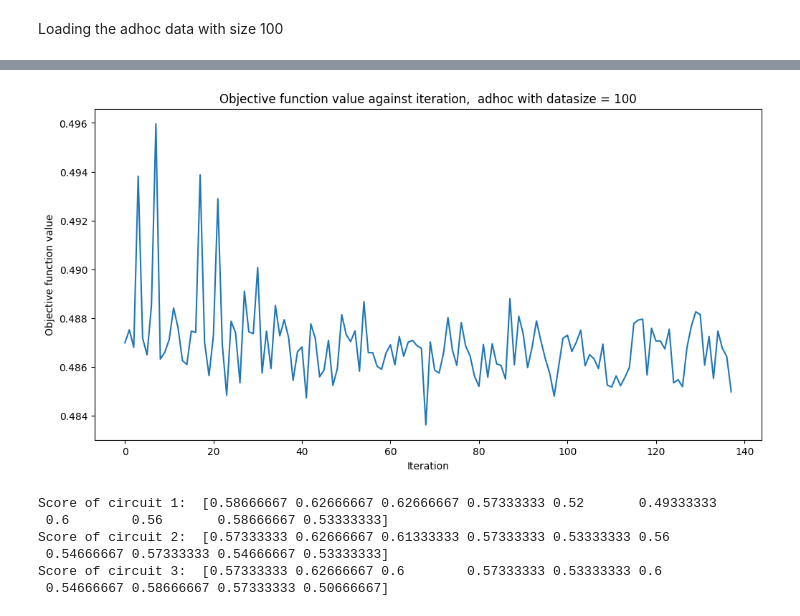
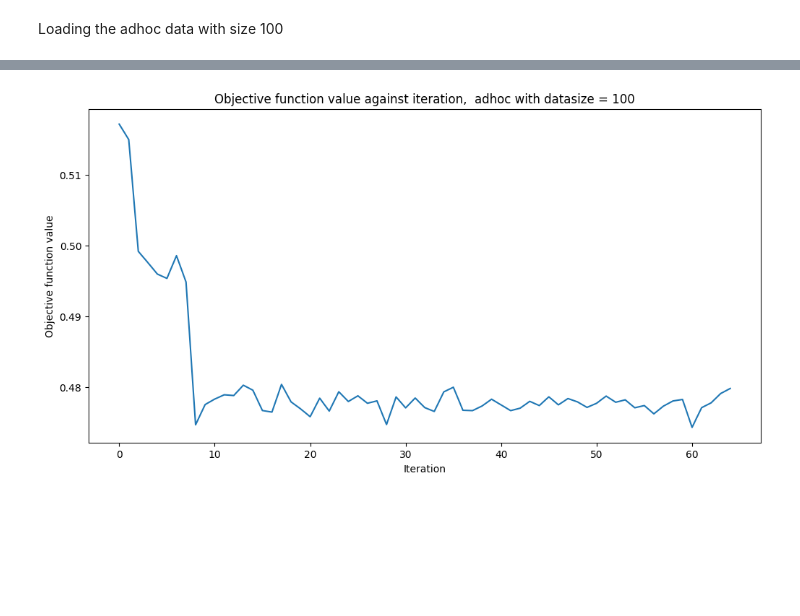
Before and after one commit to CoffeAddiict/QI_Project, a Jupyter notebook: adhoc_100.ipynb, the cells around one changed output, grey strips where cells are left out. Saved outputs shown, nothing was run; the diff lists cells and outputs as text; code cells hidden in the pictures; blank space fills up the shorter version.

Commit message:
corrected mistakes (circuit01, circuit02, circuit03 no have different names)

```diff
--- a/adhoc_100.ipynb
+++ b/adhoc_100.ipynb
@@ -158,28 +159,20 @@ for x in range(10):
     print('iteration: ', x)
 
     # ======== setup data ========
-    start = x * (datasize // 10)
-    end = x * (datasize // 10) + 75
 
-    if end < datasize-1:
-        features = df.iloc[start:end, 0:2].values
-        labels = df.iloc[start:end, 2:3].values.flatten()
-    else:
-        end = end - datasize
-        features = df.iloc[start:datasize-1, 0:2].values
-        labels = df.iloc[start:datasize-1, 2:3].values.flatten()
-        for j in range(end+1):
-            features = np.append(features, df.iloc[j:j+1, 0:2].values, axis=0)
-        labels = np.append(labels, df.iloc[0:end+1, 2:3].values.flatten())
+    features = df.iloc[0:datasize, 0:2].values
+    labels = df.iloc[0:datasize, 2:3].values.flatten()
+
+    features, features_test, labels, labels_test = train_test_split(features, labels, test_size=0.25, random_state=x)
 
     def parity(x):
         return x%2
 
     # ======== circuit 1 ========
 
-    circuit1_qnn = CircuitQNN(circuit=circuit,
-                         input_params=circuit.parameters[0:2],
-                         weight_params=circuit.parameters[2:],
+    circuit1_qnn = CircuitQNN(circuit=circuit01,
+                         input_params=circuit01.parameters[0:2],
+                         weight_params=circuit01.parameters[2:],
                          interpret=parity,
                          output_shape=output_shape,
                          quantum_instance=quantum_instance)
@@ -199,9 +192,9 @@ for x in range(10):
 
     # ======== circuit 2 ========
 
-    circuit2_qnn = CircuitQNN(circuit=circuit,
-                         input_params=circuit.parameters[0:2],
-                         weight_params=circuit.parameters[2:],
+    circuit2_qnn = CircuitQNN(circuit=circuit02,
+                         input_params=circuit02.parameters[0:2],
+                         weight_params=circuit02.parameters[2:],
                          interpret=parity,
                          output_shape=output_shape,
                          quantum_instance=quantum_instance)
@@ -214,40 +207,34 @@ for x in range(10):
     plt.rcParams["figure.figsize"] = (12, 6)
 
     circuit2_classifier.fit(features, labels)
 
     plt.rcParams["figure.figsize"] = (6, 3)
 
     cirtui2_score = np.append(cirtui2_score, circuit2_classifier.score(features, labels))
 
     # ======== circuit 3 ========
 
-    circuit3_qnn = CircuitQNN(circuit=circuit,
-                         input_params=circuit.parameters[0:2],
-                         weight_params=circuit.parameters[2:],
+    circuit3_qnn = CircuitQNN(circuit=circuit03,
+                         input_params=circuit03.parameters[0:2],
+                         weight_params=circuit03.parameters[2:],
                          interpret=parity,
                          output_shape=output_shape,
                          quantum_instance=quantum_instance)
 
     circuit3_classifier= NeuralNetworkClassifier(neural_network=circuit3_qnn,
                             optimizer=COBYLA(),
                             callback=callback_graph)
 
     objective_func_vals = []
     plt.rcParams["figure.figsize"] = (12, 6)
 
     circuit3_classifier.fit(features, labels)
 
     plt.rcParams["figure.figsize"] = (6, 3)
 
     cirtui3_score = np.append(cirtui3_score, circuit3_classifier.score(features, labels))
 print('Score of circuit 1: ',cirtui1_score)
 print('Score of circuit 2: ',cirtui2_score)
 print('Score of circuit 3: ',cirtui3_score)
 # %% [output]
-[figure, old version]
+[figure, new version]
-Score of circuit 1:  [0.58666667 0.62666667 0.62666667 0.57333333 0.52       0.49333333
- 0.6        0.56       0.58666667 0.53333333]
-Score of circuit 2:  [0.57333333 0.62666667 0.61333333 0.57333333 0.53333333 0.56
- 0.54666667 0.57333333 0.54666667 0.53333333]
-Score of circuit 3:  [0.57333333 0.62666667 0.6        0.57333333 0.53333333 0.6
- 0.54666667 0.58666667 0.57333333 0.50666667]
```
Also changed, not shown: parts of 7 cells of this notebook, 2 other files.
